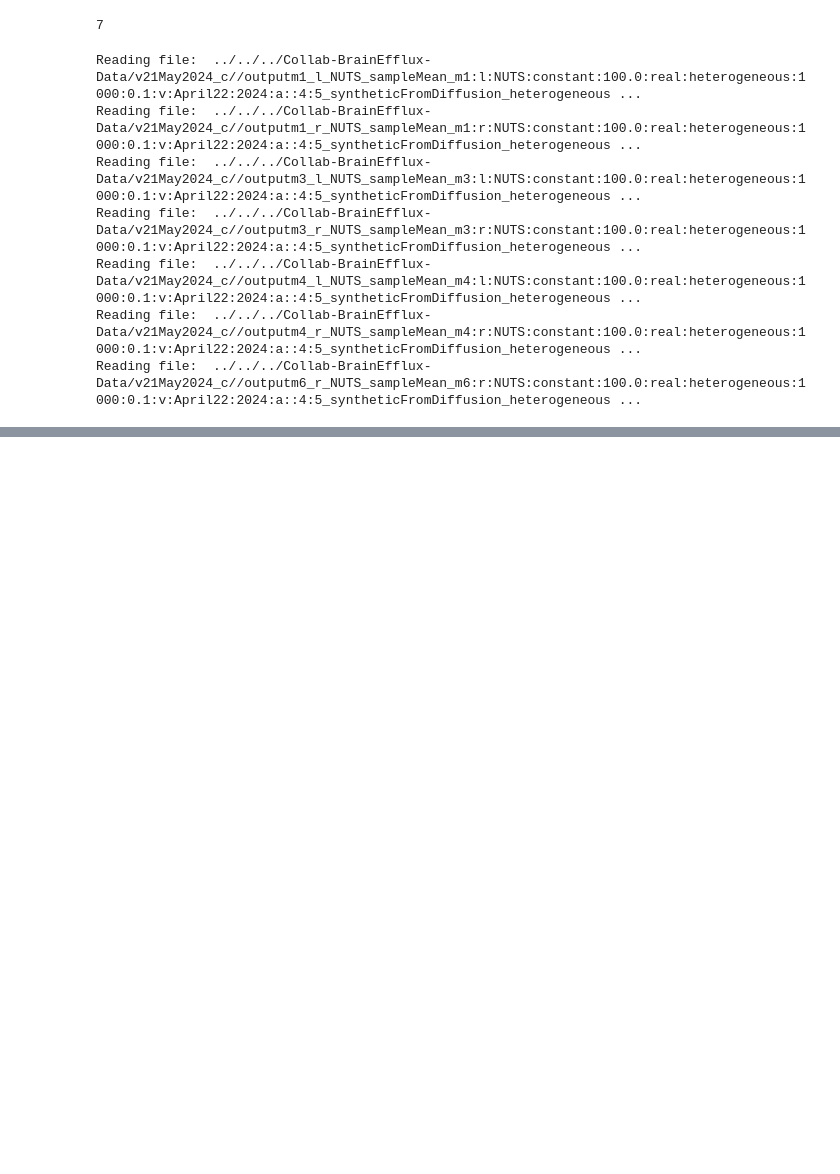
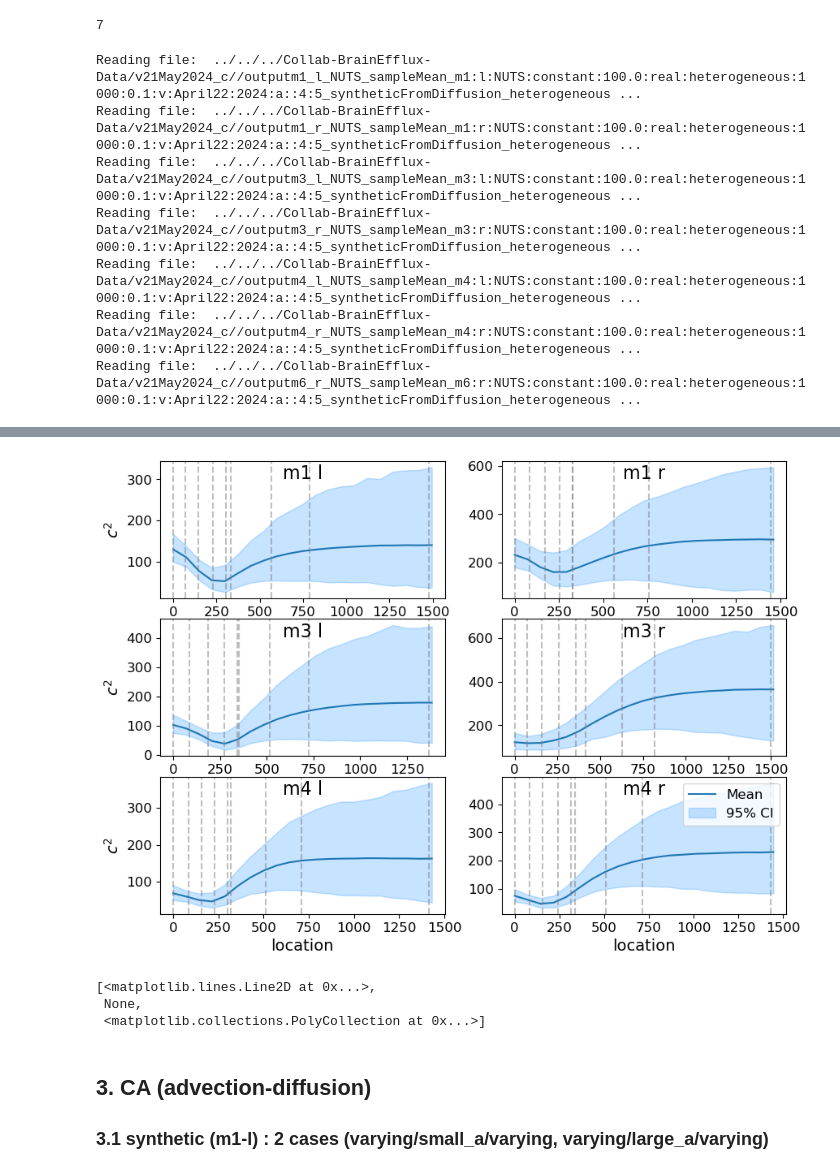
Before and after one commit to CUQI-DTU/Paper-Cochlear, a Jupyter notebook: code/ear_aqueducts/UQIPI24_presentation.ipynb, the cells around one changed output, grey strips where cells are left out. Drawn from its saved outputs; the diff is of its cells as text; code cells hidden in the pictures; blank space fills up the shorter version.

```diff
--- a/code/ear_aqueducts/UQIPI24_presentation.ipynb
+++ b/code/ear_aqueducts/UQIPI24_presentation.ipynb
@@ -255,0 +278,5 @@ avg ess: 233.43239896647273
+# %%
+# read the data
+CASTRealDiff_dict_list = []
+for i in range(len(list_CASTRealDiff)):
+    CASTRealDiff_dict_list.append(read_experiment_data(list_CASTRealDiff[i], list_CASTRealDiff_tags[i]))
@@ -255,0 +290,72 @@ avg ess: 233.43239896647273
+# %%
+# powerpoint slide size in inches: 13.333 x 7.5 (widescreeen)
+# obtain samples and plot the ci
+samples_list = []
+exact_list = []
+locations_list = []
+ess_list = []
+for data_dict in CASTRealDiff_dict_list:
+    samples_list.append(data_dict['samples'])
+    ess_list.append(samples_list[-1].compute_ess())
+    exact_list.append(data_dict['exact'])
+    locations_list.append(data_dict['locations'])
+# %%
+matplotlib_setup(12, 14, 16)
+
+
+
+
+#Create a 3 by 3 grid of plots
+fig, axs = plt.subplots(3, 2, figsize=(9, 6.5))
+#Plot the first 7 samples in
+for i in range(3):
+    for j in range(2):
+        idx = 2*i+j
+
+        if True:
+
+            samples = samples_list[idx]
+            exact = exact_list[idx]
+            plt.sca(axs[i, j])
+            fig_ifo = samples.plot_ci()
+            # plot vertical gray lines at the locations
+            for location in locations_list[idx]:
+                plt.axvline(x=location, color='gray', linestyle='--', alpha=0.5)
+            # turn off the legend
+            if idx != 5:
+                plt.legend().set_visible(False)
+            else:
+                plt.legend([fig_ifo[0], fig_ifo[2]], ['Mean', '95% CI'])#, loc='lower center', bbox_to_anchor=(0.8, -0.2))
+            # turn off x-axis label for all figures except image 5,6,7
+            # which mouse, which ear
+            plt.title(
+                list_CASTSynthDiff_tags[idx].split('_')[0] + ' ' + list_CASTSynthDiff_tags[idx].split('_')[1],
+                x=0.5, y=0.82)
+
+# remove y ticks
+# add x label for (1,1), (1,2), (2,1)
+axs[2, 0].set_xlabel('location')
+axs[2, 1].set_xlabel('location')
+
+
+# y label for (0,0), (1,0), (2,0)
+axs[0, 0].set_ylabel('$c^2$')
+axs[1, 0].set_ylabel('$c^2$')
+axs[2, 0].set_ylabel('$c^2$')
+
+# tighten the figure
+plt.tight_layout()
+# remove white space
+plt.subplots_adjust(wspace=0.2, hspace=0.15)
+# %% [output]
+[figure, added]
+# %%
+fig_ifo
+# %% [output]
+[<matplotlib.lines.Line2D at 0x...>,
+ None,
+ <matplotlib.collections.PolyCollection at 0x...>]
+# %% [markdown]
+## 3. CA (advection-diffusion)
+
+### 3.1 synthetic (m1-l) : 2 cases (varying/small_a/varying, varying/large_a/varying)
```
Also changed, not shown: parts of 15 cells of this notebook.
